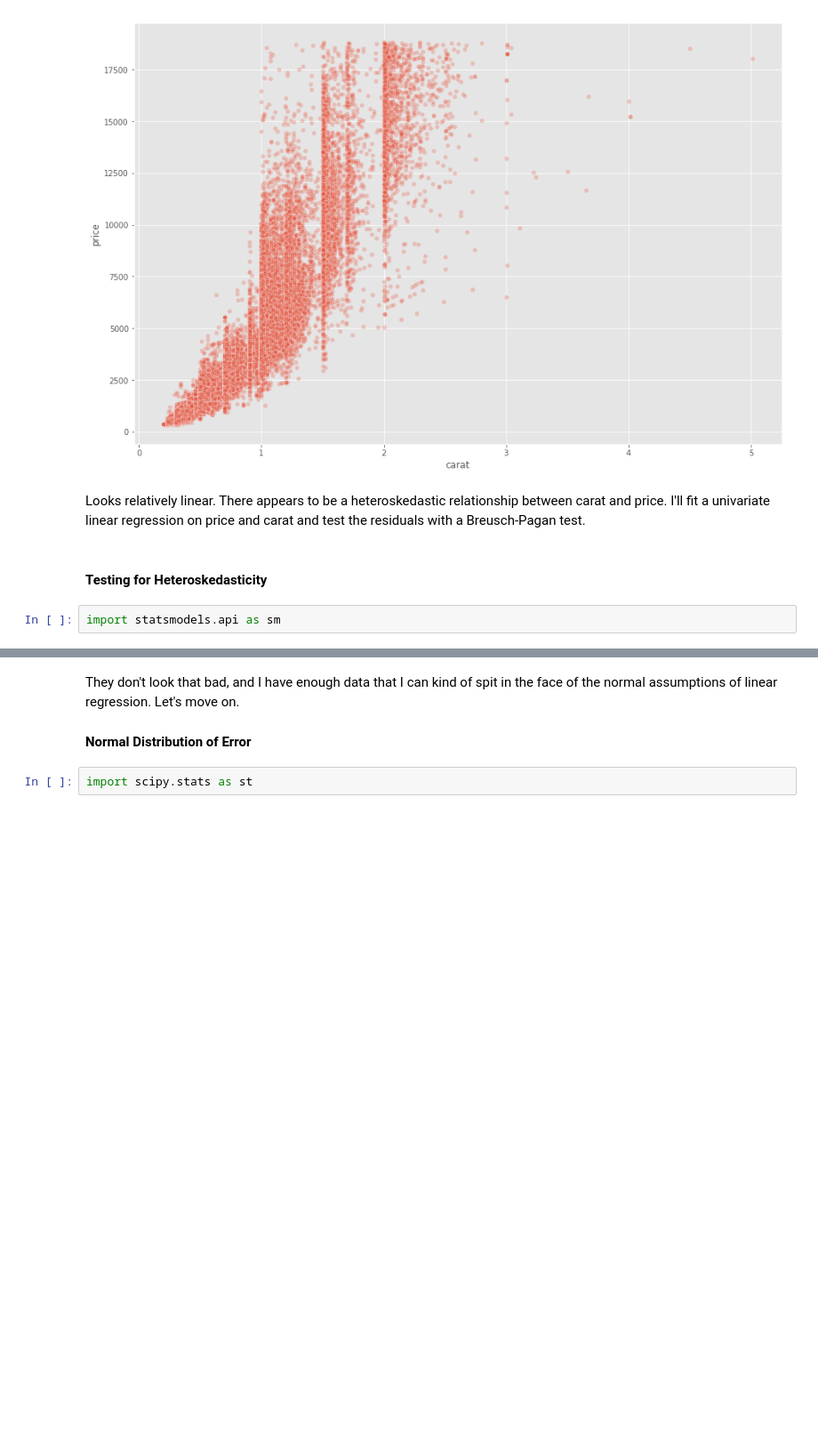
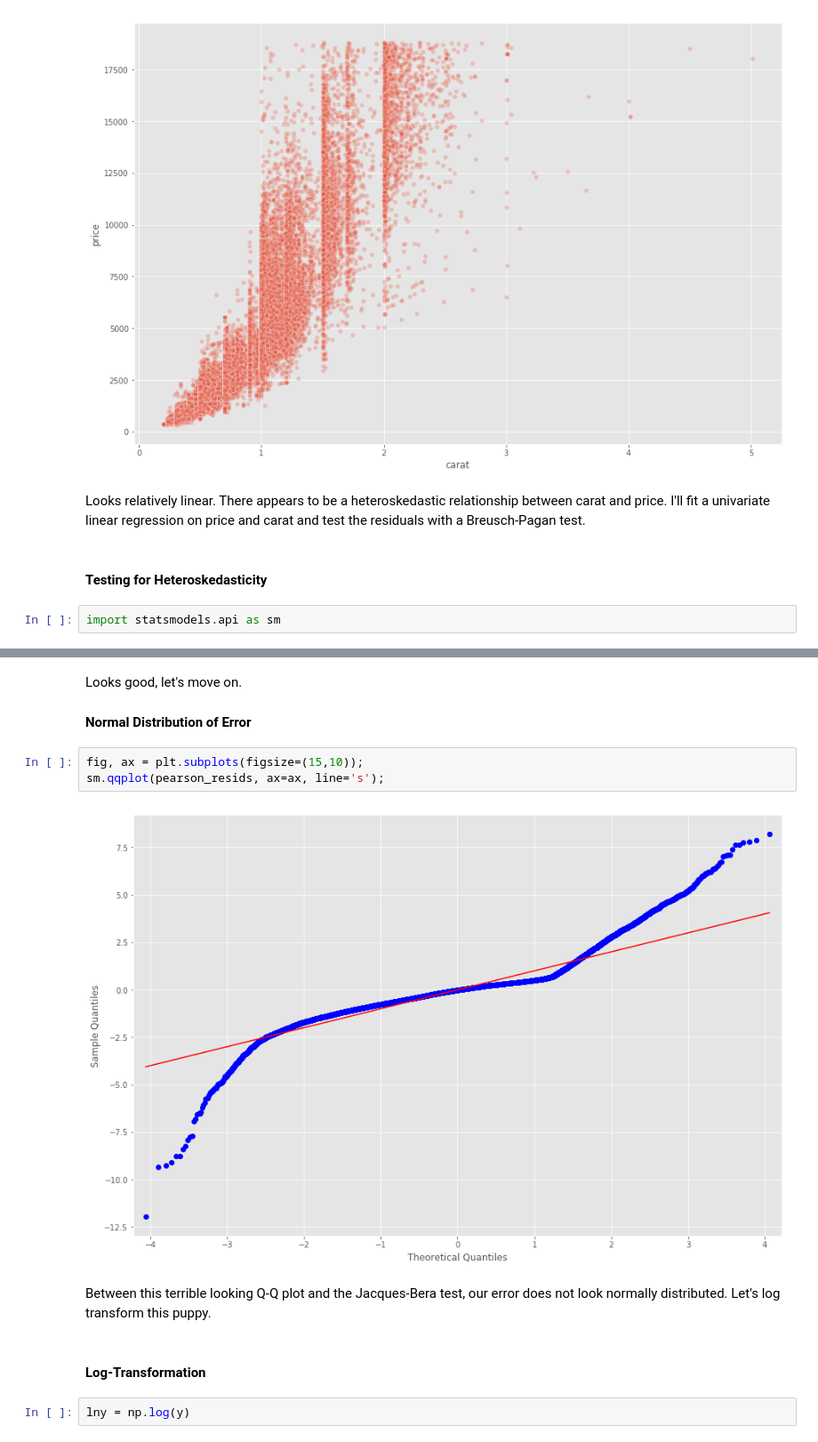
Before and after one commit to benedictaquino/diamond-pricing, a Jupyter notebook: notebooks/EDA.ipynb, the cells around one changed output, grey strips where cells are left out. Shown at 89% size. Saved outputs shown, nothing was run; the diff lists cells and outputs as text; blank space fills up the shorter version.

```diff
--- a/notebooks/EDA.ipynb
+++ b/notebooks/EDA.ipynb
@@ -165,9 +131,18 @@ plt.title("Standardized Residual Plot");
 plt.axhline(c='black', ls='-.');
 # %% [output]
 [figure]
-# %% [markdown]
-They don't look that bad, and I have enough data that I can kind of spit in the face of the normal assumptions of linear regression. Let's move on.
-
-#### Normal Distribution of Error
-# %%
-import scipy.stats as st
+# %% [markdown]
+Looks good, let's move on.
+
+#### Normal Distribution of Error
+# %%
+fig, ax = plt.subplots(figsize=(15,10));
+sm.qqplot(pearson_resids, ax=ax, line='s');
+# %% [output]
+[figure, added]
+# %% [markdown]
+Between this terrible looking Q-Q plot and the Jacques-Bera test, our error does not look normally distributed. Let's log transform this puppy.
+# %% [markdown]
+#### Log-Transformation
+# %%
+lny = np.log(y)
```
Also changed, not shown: parts of 17 cells of this notebook.
